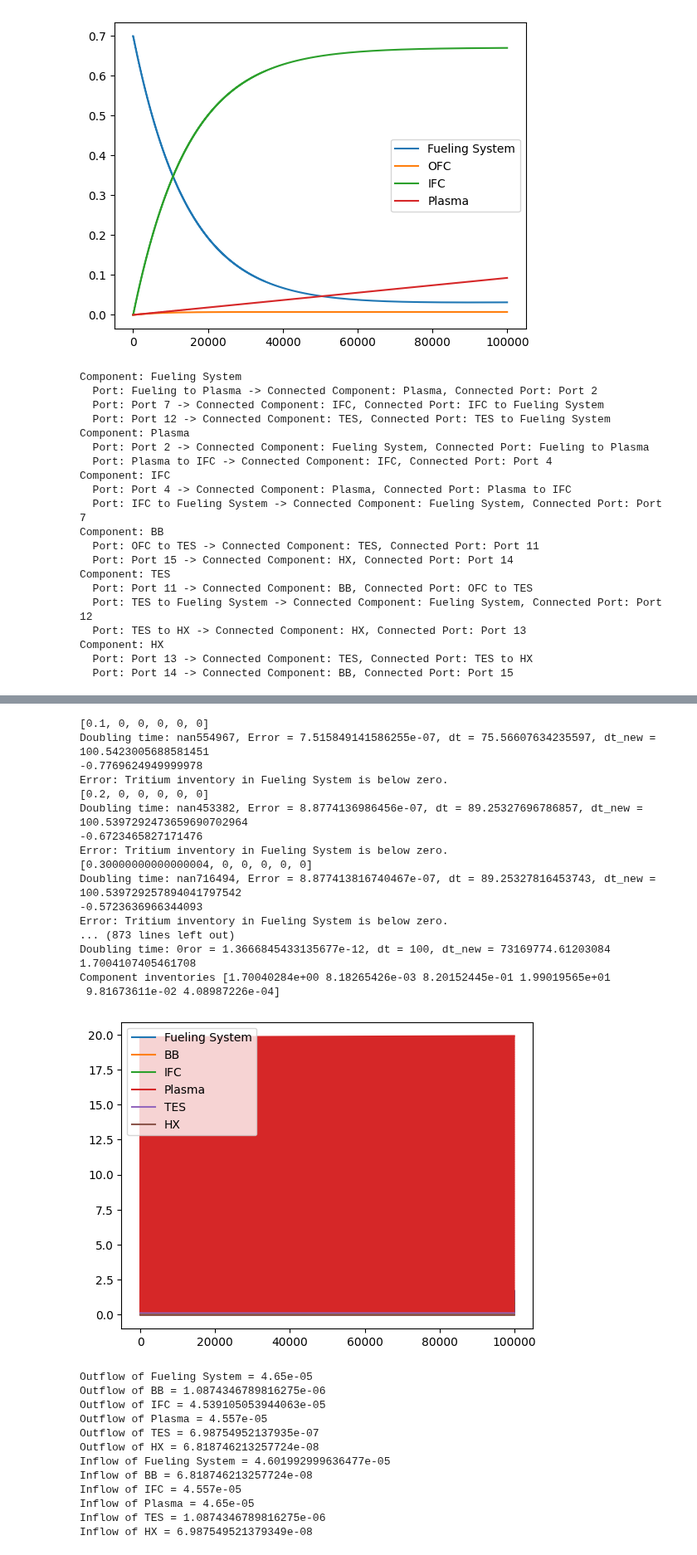
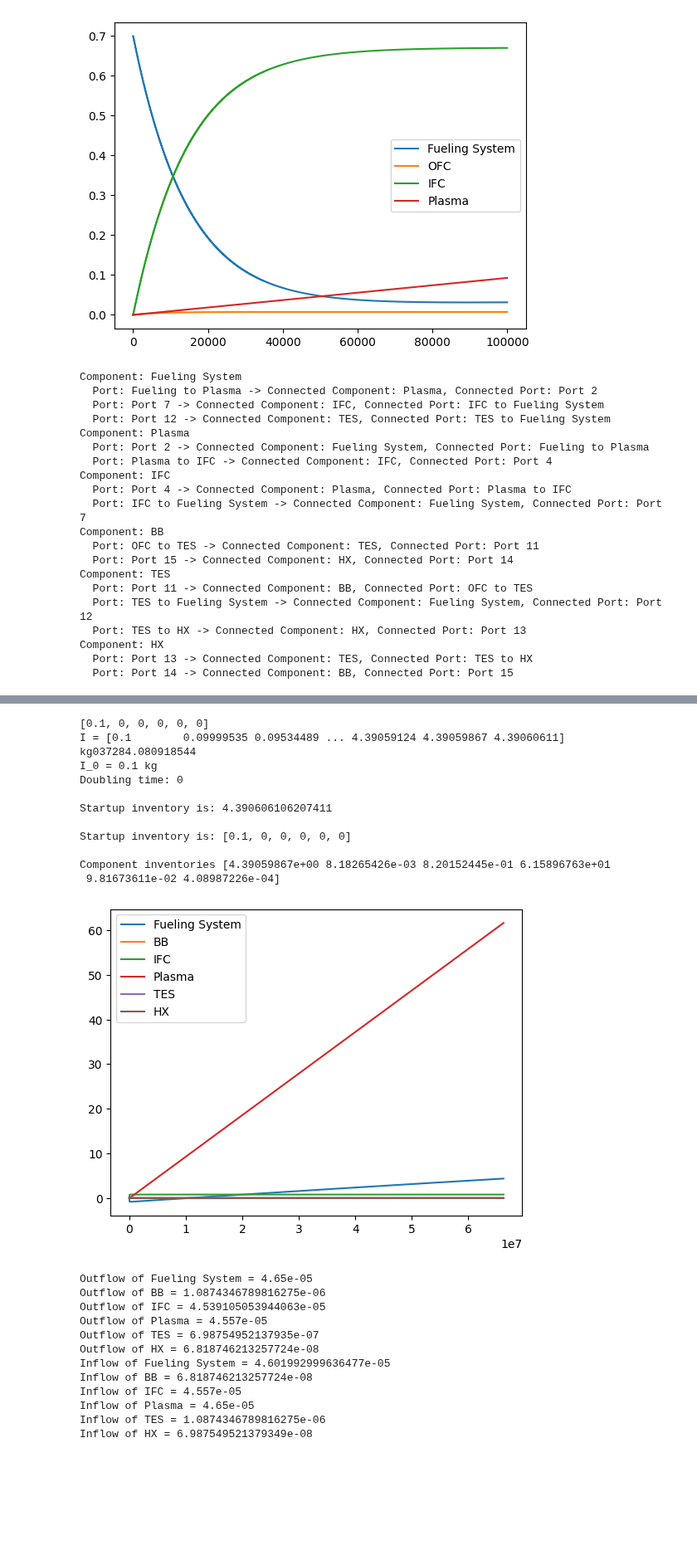
Before and after one commit to gabriele-ferrero/TRIOMA, a Jupyter notebook: test.ipynb, the cells around one changed output, grey strips where cells are left out. Shown at 83% size. Cells and saved outputs as stored; diff of their text form; code cells hidden in the pictures; blank space fills up the shorter version.

Commit message:
fix minor issues with I_startup updates

```diff
--- a/test.ipynb
+++ b/test.ipynb
@@ -425,9 +425,10 @@ tau_ofc = 2 * 3600
 tau_ifc = 5 * 3600
 tau_tes = 24 * 3600
 tau_HX = 1 * 3600
-I_startup = 0.1
+I_startup = 0.9
 TBE = 0.02
 tes_efficiency = 0.9
+final_time = 2.1 * 3600 * 24 * 365 # NB: longer than doubling time
 
 # Define components
 fueling_system = FuelingSystem("Fueling System", N_burn, TBE, initial_inventory=I_startup)
@@ -475,7 +476,7 @@ component_map.connect_ports(HX, port14, BB, port15)
 component_map.print_connected_map()
 visualize_connections(component_map)
 
-simulation = Simulate(0.1, 1e5, component_map)
+simulation = Simulate(0.1, final_time, component_map)
 t, y = simulation.run()
 plt.figure()
 plt.plot(t, y)
@@ -506,21 +507,15 @@ Component: HX
 [0.1, 0, 0, 0, 0, 0]
-Doubling time: nan554967, Error = 7.515849141586255e-07, dt = 75.56607634235597, dt_new = 100.5423005688581451
--0.7769624949999978
-Error: Tritium inventory in Fueling System is below zero.
-[0.2, 0, 0, 0, 0, 0]
-Doubling time: nan453382, Error = 8.8774136986456e-07, dt = 89.25327696786857, dt_new = 100.5397292473659690702964
--0.6723465827171476
-Error: Tritium inventory in Fueling System is below zero.
-[0.30000000000000004, 0, 0, 0, 0, 0]
-Doubling time: nan716494, Error = 8.877413816740467e-07, dt = 89.25327816453743, dt_new = 100.539729257894041797542
--0.5723636966344093
-Error: Tritium inventory in Fueling System is below zero.
-... (873 lines left out)
-Doubling time: 0ror = 1.3666845433135677e-12, dt = 100, dt_new = 73169774.61203084
-1.7004107405461708
-Component inventories [1.70040284e+00 8.18265426e-03 8.20152445e-01 1.99019565e+01
+I = [0.1        0.09999535 0.09534489 ... 4.39059124 4.39059867 4.39060611] kg037284.080918544
+I_0 = 0.1 kg
+Doubling time: 0
+
+Startup inventory is: 4.390606106207411
+
+Startup inventory is: [0.1, 0, 0, 0, 0, 0]
+
+Component inventories [4.39059867e+00 8.18265426e-03 8.20152445e-01 6.15896763e+01
  9.81673611e-02 4.08987226e-04]
-[figure, old version]
+[figure, new version]
 # %%
 # print outflows of each component
 for component in component_map.components.values():
```
Also changed, not shown: parts of 3 cells of this notebook, 2 other files.
